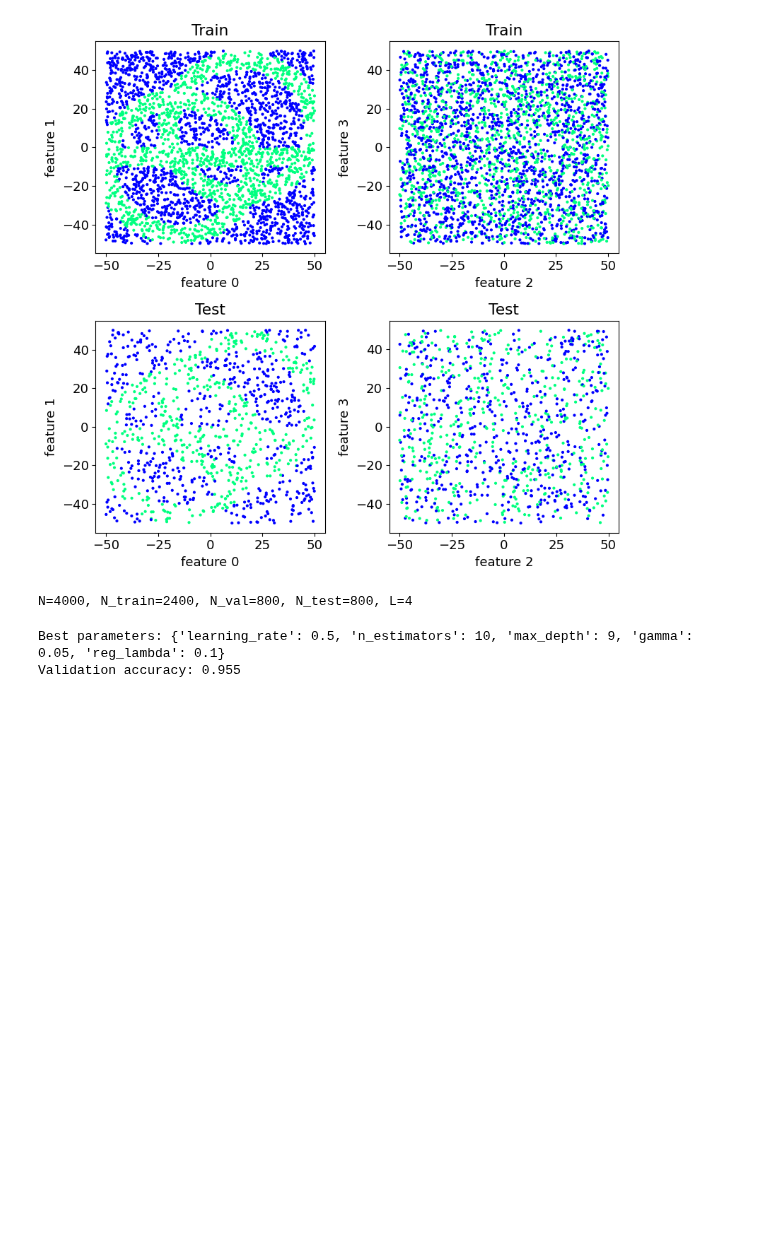
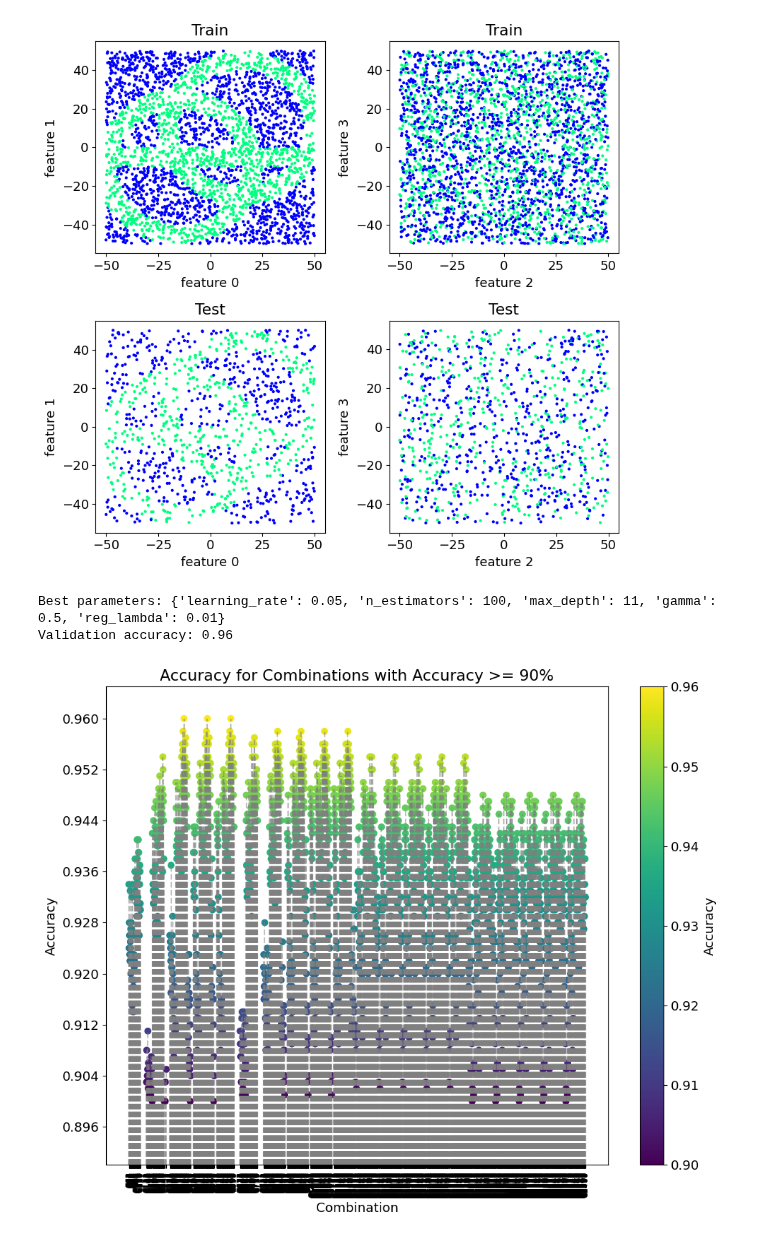
Before and after one commit to pietromalagoli/LCPB, a Jupyter notebook: Assignments/Ex3/group2404_exercise3.ipynb, the cells around one changed output. Saved outputs shown, nothing was run; the diff lists cells and outputs as text; code cells hidden in the pictures; blank space fills up the shorter version.

```diff
--- a/Assignments/Ex3/group2404_exercise3.ipynb
+++ b/Assignments/Ex3/group2404_exercise3.ipynb
@@ -123,19 +123,6 @@ def classify(clf=GradientBoostingClassifier(),show=False):
         fig.savefig("DATA/tree-classif.png", dpi=400, pad_inches=0.02)
         plt.show()
     """
-# %%
-###
-from sklearn.model_selection import train_test_split, GridSearchCV
-#split the data into training, validation, and test sets
-N_train_val= int(0.8 * N)
-N_train= int (0.6 * N)
-N_val= N_train_val - N_train
-
-x_train_val, x_test, y_train_val, y_test= train_test_split(x, y, test_size=0.2, random_state=42)
-x_train, x_val, y_train, y_val = train_test_split(x_train_val, y_train_val, test_size=N_val, random_state=42)
-print (f"N={N}, N_train={N_train}, N_val={N_val}, N_test={len(x_test)}, L={L}")
-# %% [output]
-N=4000, N_train=2400, N_val=800, N_test=800, L=4
 # %%
 # Define hyperparameters grid
 param_grid = {
@@ -150,7 +138,7 @@ best_accuracy= 0
 best_params= {}
 
 accuracies = []
-params_list = []
+param_combinations = []
 
 for lr in param_grid['learning_rate']:
     for n_estimators in param_grid['n_estimators']:
@@ -166,7 +154,7 @@ for lr in param_grid['learning_rate']:
                     #train the calssifier
                     xgb.fit(x_train, y_train)
                     #evaluate on validation set
-                    accuracy= xgb.score(x_val, y_val)
+                    accuracy= xgb.score(x_test, y_test)
                     #check if the current model's accuracy is better than previous best accuracy
                     if accuracy > best_accuracy:
                         best_accuracy= accuracy
@@ -180,15 +168,50 @@ for lr in param_grid['learning_rate']:
 
                     # Store accuracy and corresponding parameters
                     accuracies.append(accuracy)
-                    params_list.append({
-                        'learning_rate': lr,
-                        'n_estimators': n_estimators,
-                        'max_depth': max_depth,
-                        'gamma': gamma,
-                        'reg_lambda': reg_lambda
-                            })
+                    param_combinations.append((lr, n_estimators, max_depth, gamma, reg_lambda ))
 print("Best parameters:", best_params)
 print("Validation accuracy:", best_accuracy)
 # %% [output]
-Best parameters: {'learning_rate': 0.5, 'n_estimators': 10, 'max_depth': 9, 'gamma': 0.05, 'reg_lambda': 0.1}
-Validation accuracy: 0.955
+Best parameters: {'learning_rate': 0.05, 'n_estimators': 100, 'max_depth': 11, 'gamma': 0.5, 'reg_lambda': 0.01}
+Validation accuracy: 0.96
+# %%
+# Convert lists to numpy arrays for plotting
+param_combinations = np.array(param_combinations)
+accuracy_values = np.array(accuracies)
+
+# Generate unique identifiers for each combination
+combination_ids = np.arange(len(param_combinations))
+
+# Find indices of combinations with accuracy >= 90%
+indices_above_90 = np.where(accuracy_values >= 0.90)[0]
+
+# Plotting the accuracy for combinations with accuracy >= 90%
+plt.figure(figsize=(10, 8))
+plt.scatter(indices_above_90, accuracy_values[indices_above_90], c=accuracy_values[indices_above_90], cmap='viridis', marker='o')
+plt.colorbar(label='Accuracy')
+plt.title('Accuracy for Combinations with Accuracy >= 90%')
+plt.xlabel('Combination')
+plt.ylabel('Accuracy')
+plt.xticks(indices_above_90, [f'C{i+1}' for i in indices_above_90], rotation=90, fontsize=8)
+
+# Add dashed lines connecting xticks to the respective points
+for idx, acc in zip(indices_above_90, accuracy_values[indices_above_90]):
+    plt.plot([idx, idx], [0.89, acc], linestyle='--', color='gray', alpha=0.5)
+
+# Improve y-axis ticks definition
+plt.gca().yaxis.set_major_locator(plt.MaxNLocator(integer=True))  # Ensure integer ticks on y-axis
+#plt.gca().yaxis.grid(True, linestyle='--', alpha=0.5)  # Add grid lines for better readability
+plt.ylim(0.89, 0.965)  # Set y-axis limits to make ticks more visible
+
+plt.tight_layout()
+plt.show()
+
+# Find index of the highest accuracy score
+highest_accuracy_index = np.argmax(accuracy_values)
+highest_accuracy = accuracy_values[highest_accuracy_index]
+corresponding_combination = param_combinations[highest_accuracy_index]
+
+#print("Best Validation Accuracy with Regularization:", highest_accuracy)
+#print("Best Combination of hyperparameters with Regularization):", corresponding_combination)
+# %% [output]
+[figure, added]
```
Also changed, not shown: parts of 4 cells of this notebook.
